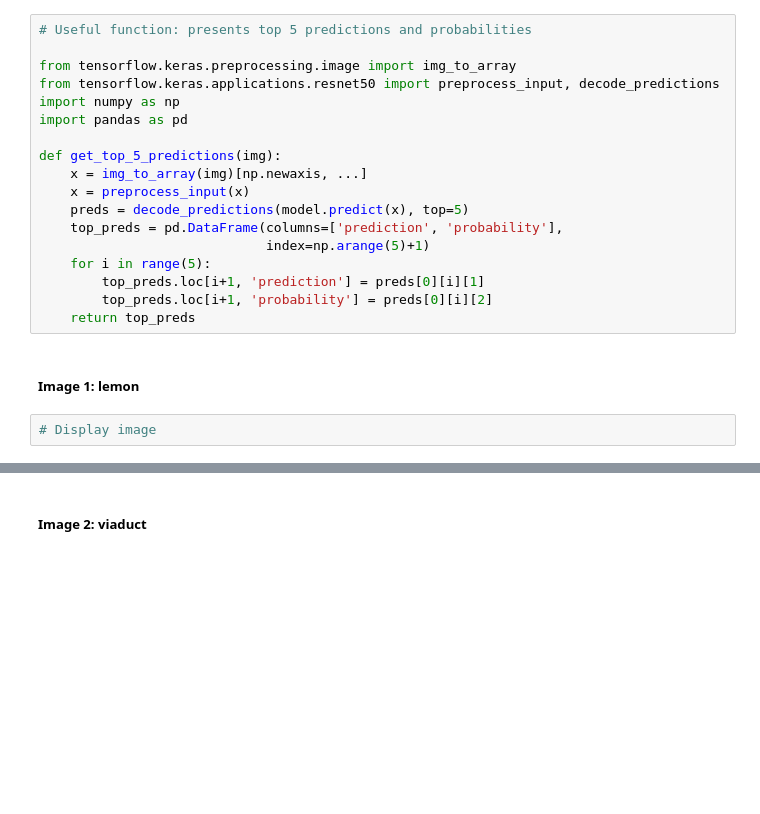
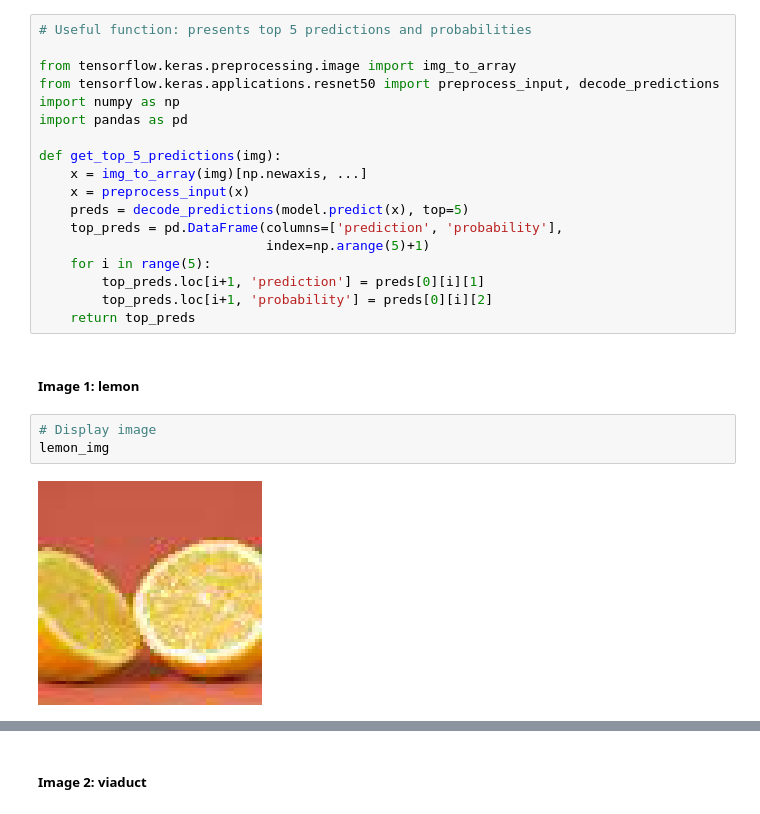
Before and after one commit to Trunkg0d/Complete-Data-Science-Tutorial, a Jupyter notebook: Tensorflow_Coursera/Coding_Tutorial_Week_4.ipynb, the cells around one changed output, grey strips where cells are left out. Drawn from its saved outputs; the diff is of its cells as text; blank space fills up the shorter version.

```diff
--- a/Tensorflow_Coursera/Coding_Tutorial_Week_4.ipynb
+++ b/Tensorflow_Coursera/Coding_Tutorial_Week_4.ipynb
@@ -454,5 +451,8 @@ def get_top_5_predictions(img):
 ##### Image 1: lemon
 # %%
 # Display image
+lemon_img
+# %% [output]
+[figure, added]
 # %%
 # Display top 5 predictions
```
Also changed, not shown: parts of 33 cells of this notebook, 44 other files.
